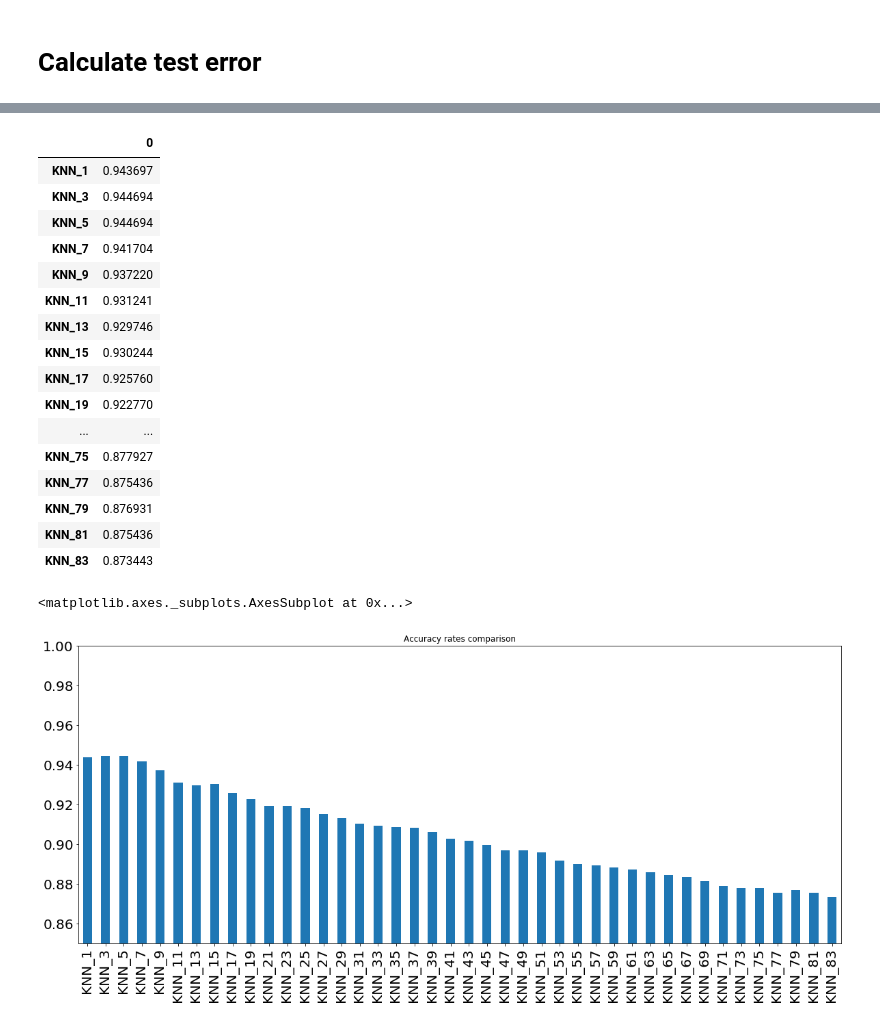
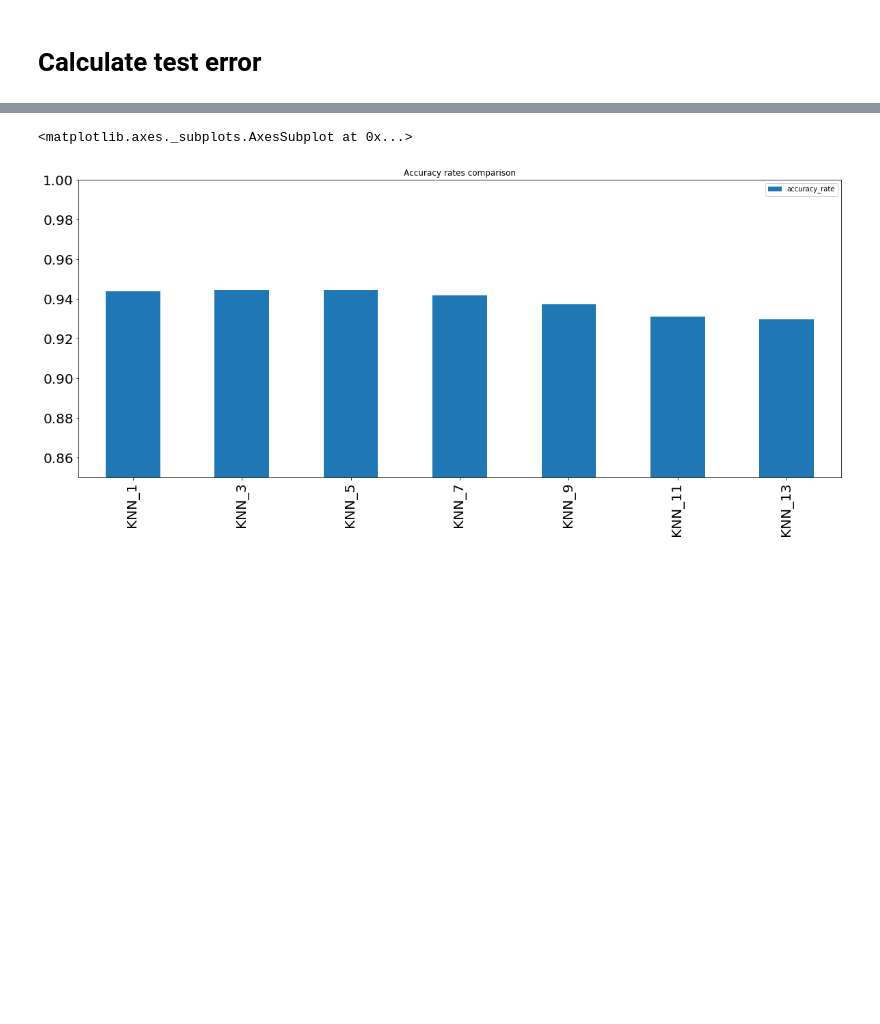
Before and after one commit to r9d9/Predictive, a Jupyter notebook: zip/Digits_KNN.ipynb, the cells around one changed output, grey strips where cells are left out. Drawn from its saved outputs; the diff is of its cells as text; code cells hidden in the pictures; blank space fills up the shorter version.

```diff
--- a/zip/Digits_KNN.ipynb
+++ b/zip/Digits_KNN.ipynb
@@ -160,7 +163,7 @@ class Experiment:
 #              D.h. zwei durch ein Leerzeichen separierte Werte sollen als zwei Werte eingelesen werden.
 data_train = pd.read_csv("Daten/zip.train", header=None, sep=" ")
 # %%
-cleaned_train_data = data.dropna(axis=1, thresh=2) # lass alle Spalten mit mehr als 2 NaN (Not a Number) vom datensatz fallen
+cleaned_train_data = data_train.dropna(axis=1, thresh=2) # lass alle Spalten mit mehr als 2 NaN (Not a Number) vom datensatz fallen
 cleaned_train_data.shape
 # %% [output]
 (7291, 257)
@@ -270,10 +262,10 @@ input_test_data.shape
 # %%
-exp_test = Experiment(cleaned_train_data[0].values)
+exp_test = Experiment(cleaned_train_data[0].values,cleaned_test_data[0].values)
 # input featurs are the individual pixels of the image - without transformation
 exp_test.add_input_data('256_pixel', input_train_data)
 exp_test.add_config(KNeighborsClassifier(n_neighbors=1), 'KNN_1', '256_pixel')
 # %%
-for k in np.arange(1,85,2):
+for k in np.arange(1,15,2):
     dataname = 'KNN_'+str(k)
     #print(dataname)
-    #exp_test.add_config(KNeighborsClassifier(n_neighbors=k), dataname, '256_pixel')
+    exp_test.add_config(KNeighborsClassifier(n_neighbors=k), dataname, '256_pixel')
@@ -317,10 +338,11 @@ cleaned_test_data.shape[1]
 # %%
 err_rates = []
 analyses_names=[]
-for k in np.arange(1,85,2):
+for k in np.arange(1,15,2):
     dataname = 'KNN_'+str(k)
     analyses_names.append(dataname)
-    err_rates.append(1.0*(results_test['targets'] == results_test['KNN_3']).sum()/results_test['targets'].count())
+    err_rates.append(pd.Series(1.0*(results_test['targets'] == results_test[dataname]).sum()/results_test['targets'].count()))
 rates_df = pd.concat(err_rates,axis = 1)
 rates_df.columns = analyses_names
+rates_df.index = ["accuracy_rate"]
 display(rates_df)
@@ -380,26 +352,5 @@ for k in np.arange(1,85,2):
 # %%
-rates_df_all = pd.concat([pd.Series(err_rates_all)],axis = 1)
-rates_df_all.index = analyses_names_all
-display(rates_df_all)
-rates_df_all.transpose()
-rates_df_all.plot(kind='bar',figsize=(20,8),rot=90,ylim=(0.85,1),title = "Accuracy rates comparison",legend=False,fontsize=20)
+rates_df.T.plot(kind='bar',figsize=(20,8),rot=90,ylim=(0.85,1),title = "Accuracy rates comparison",fontsize=20)
 # %% [output]
-|  | 0 |
-| KNN_1 | 0.943697 |
-| KNN_3 | 0.944694 |
-| KNN_5 | 0.944694 |
-| KNN_7 | 0.941704 |
-| KNN_9 | 0.937220 |
-| KNN_11 | 0.931241 |
-| KNN_13 | 0.929746 |
-| KNN_15 | 0.930244 |
-| KNN_17 | 0.925760 |
-| KNN_19 | 0.922770 |
-| ... | ... |
-| KNN_75 | 0.877927 |
-| KNN_77 | 0.875436 |
-| KNN_79 | 0.876931 |
-| KNN_81 | 0.875436 |
-| KNN_83 | 0.873443 |
 <matplotlib.axes._subplots.AxesSubplot at 0x...>
-[figure, old version]
+[figure, new version]
```
Also changed, not shown: parts of 23 cells of this notebook, 1 other file.
